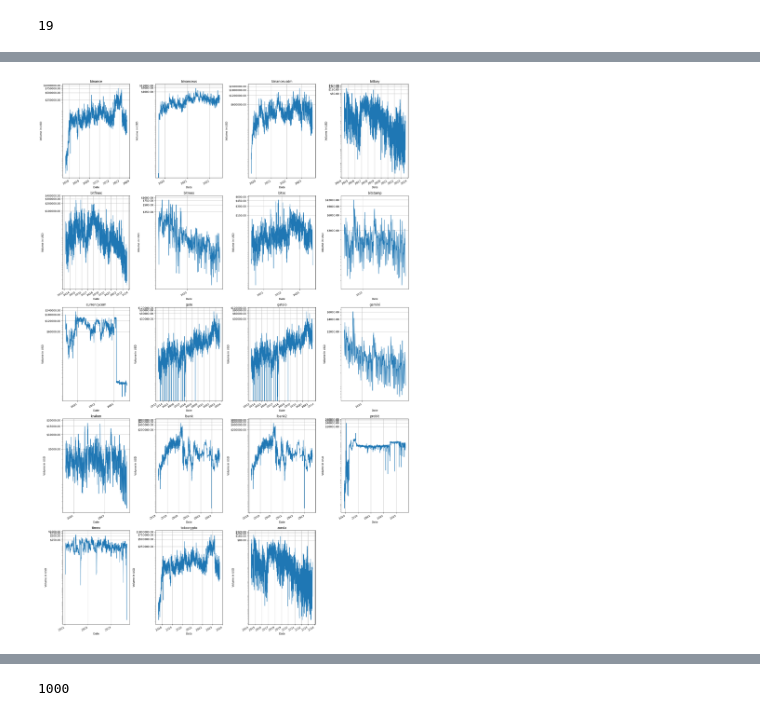
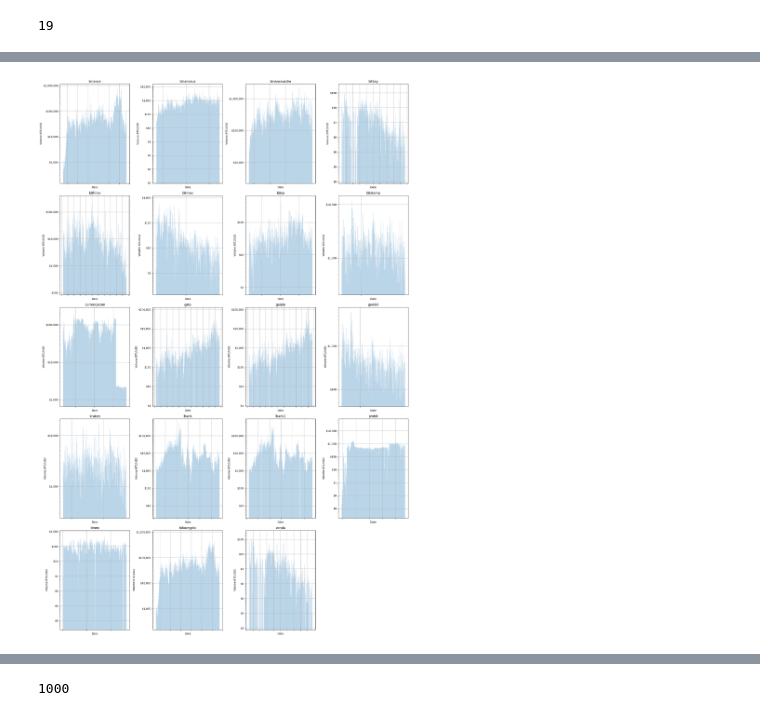
Before and after one commit to Moises-mfg/Analise-exploratoria-blockchain-Bitcoin, a Jupyter notebook: ccxt.ipynb, the cells around one changed output, grey strips where cells are left out. Saved outputs shown, nothing was run; the diff lists cells and outputs as text; code cells hidden in the pictures.

Commit message:
new plots

```diff
--- a/ccxt.ipynb
+++ b/ccxt.ipynb
@@ -418,9 +418,9 @@ for i, (k, v) in enumerate(dict_exchanges.items()):
     axs[i].xaxis.set_major_locator(mdates.YearLocator())
 
     #y axis in dollars
-    axs[i].yaxis.set_major_locator(plt.MaxNLocator(7))
+    axs[i].yaxis.set_major_locator(plt.MaxNLocator(9))
     #set the y axis in dollars
-    axs[i].yaxis.set_major_formatter('${x:1.2f}')
+    axs[i].yaxis.set_major_formatter(plt.matplotlib.ticker.StrMethodFormatter('${x:,.0f}'))
 
 #hide the last plot
 axs[19].set_visible(False)
@@ -452,31 +433,31 @@ plt.show()
 # %%
-# for i, (k, v) in enumerate(dict_exchanges.items()):
-#     print(i, k, v)
-#     #create a beautiful plot with all the exchanges in the same figure, y axis in log scale and in usd, and x axis in date format
-#     v["Close"].plot(figsize=(20,10), grid=True, logy=True, title="BTC/USD", label=k)
-#     plt.legend(loc='upper left')
-#     plt.show()
 
 #Create a figure with all the exchanges as subplots, log in y axis and usd in y axis and date in x axis
 fig, axs = plt.subplots(5, 4, figsize=(20, 30))
 axs = axs.ravel()
 for i, (k, v) in enumerate(dict_exchanges.items()):
-    v["Volume"].plot(ax=axs[i], logy=True, title=k)
+    #title
+    axs[i].set_title(k)
+    axs[i].bar(v.index, v["Volume"], alpha=0.3, width=1, label="Volume")
+    axs[i].set_ylabel("Volume BTC/USD")
+    axs[i].set_yscale("log")
+    axs[i].yaxis.set_major_formatter(plt.matplotlib.ticker.StrMethodFormatter('${x:,.0f}'))
+    axs[i].grid(which='major', axis='x', linestyle='-')
+    axs[i].grid(which='minor', axis='x', linestyle=':')
+    axs[i].grid(which='major', axis='y', linestyle='-')
     axs[i].set_xlabel("Date")
-    axs[i].set_ylabel("Volume in USD")
-    axs[i].grid()
+
     #x axis only showing the year, not the month nor the day, only like 2010, 2011, etc
     axs[i].xaxis.set_major_locator(mdates.YearLocator())
+    axs[i].set_xticklabels(axs[i].get_xticklabels(), rotation=45)
 
     #y axis in dollars
-    axs[i].yaxis.set_major_locator(plt.MaxNLocator(5))
-    #set the y axis in dollars
-    axs[i].yaxis.set_major_formatter('${x:1.2f}')
+    #axs[i].yaxis.set_major_locator(plt.MaxNLocator(5))
 
 #hide the last plot
 axs[19].set_visible(False)
 
 plt.tight_layout()
 plt.show()
 # %% [output]
-[figure, old version]
+[figure, new version]
```
Also changed, not shown: parts of 2 cells of this notebook, 1 other file.
